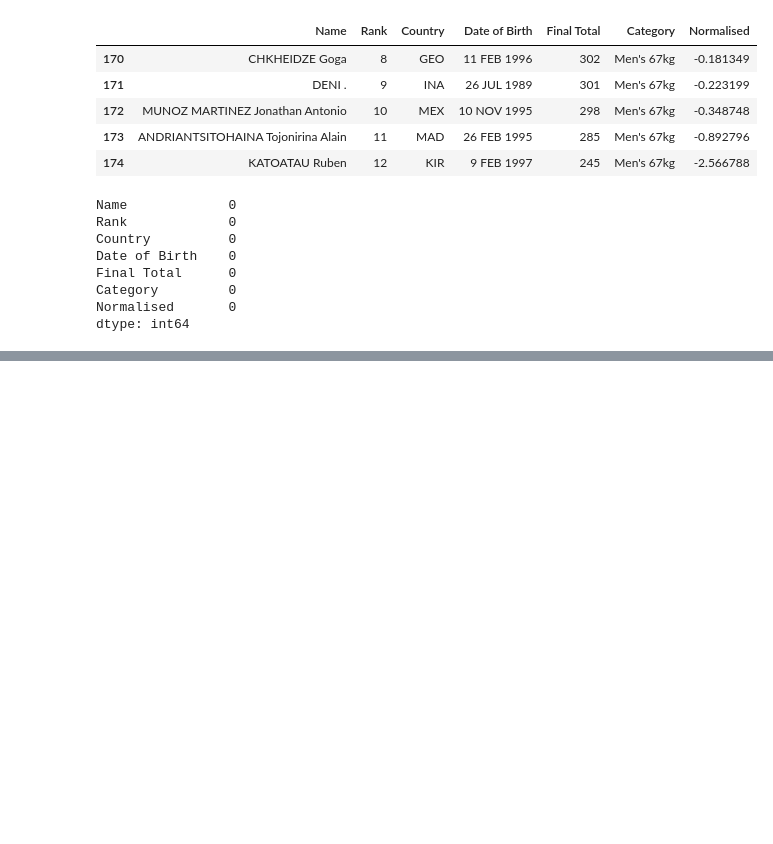
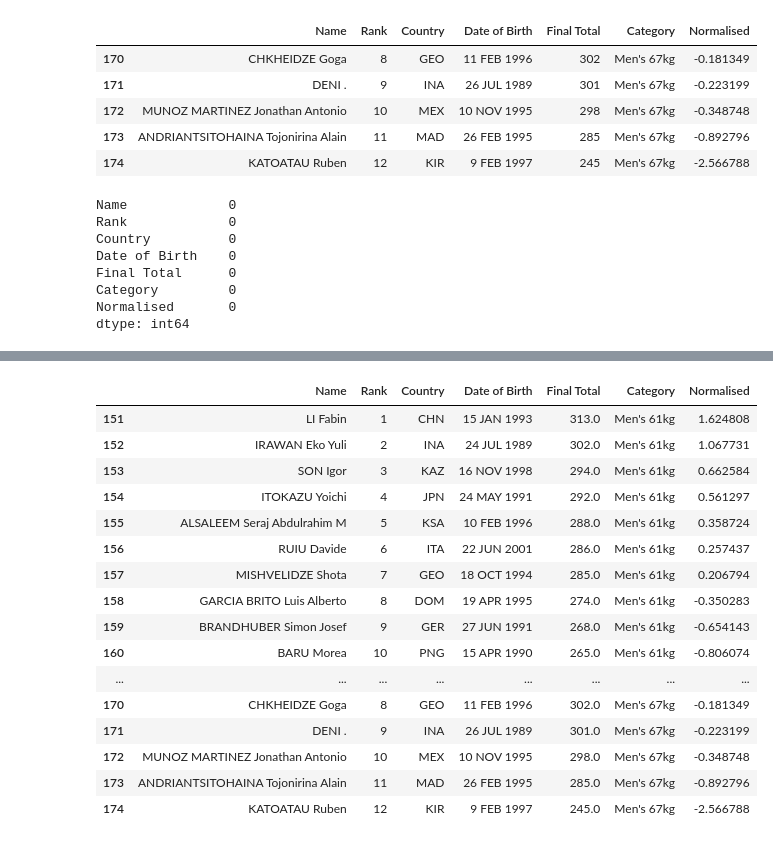
Before and after one commit to ShivanS93/How-good-is-Lasha, a Jupyter notebook: main.ipynb, the cells around one changed output, grey strips where cells are left out. Saved outputs shown, nothing was run; the diff lists cells and outputs as text; code cells hidden in the pictures; blank space fills up the shorter version.

```diff
--- a/main.ipynb
+++ b/main.ipynb
@@ -306,3 +306,15 @@ alt.Chart(df_all, title="Z-scores for all lifters",).mark_circle().encode(
     )
 # %% [output]
 [interactive output not drawn]
+# %%
+# save file to pickle for streamlit python files to used
+df_all = df_all.astype({
+    'Name': 'str',
+    'Rank': 'int',
+    'Country': 'str',
+    'Date of Birth': 'str',
+    'Final Total': 'float',
+    'Category': 'str',
+    'Normalised': 'float',
+})
+df_all.to_pickle('results_all.pkl')
@@ -308,0 +402,20 @@ alt.Chart(df_all, title="Z-scores for all lifters",).mark_circle().encode(
+# %%
+df_all[df_all['Category'].isin(["Men's 67kg", "Men's 61kg"])]
+# %% [output]
+|  | Name | Rank | Country | Date of Birth | Final Total | Category | Normalised |
+| 151 | LI Fabin | 1 | CHN | 15 JAN 1993 | 313.0 | Men's 61kg | 1.624808 |
+| 152 | IRAWAN Eko Yuli | 2 | INA | 24 JUL 1989 | 302.0 | Men's 61kg | 1.067731 |
+| 153 | SON Igor | 3 | KAZ | 16 NOV 1998 | 294.0 | Men's 61kg | 0.662584 |
+| 154 | ITOKAZU Yoichi | 4 | JPN | 24 MAY 1991 | 292.0 | Men's 61kg | 0.561297 |
+| 155 | ALSALEEM Seraj Abdulrahim M | 5 | KSA | 10 FEB 1996 | 288.0 | Men's 61kg | 0.358724 |
+| 156 | RUIU Davide | 6 | ITA | 22 JUN 2001 | 286.0 | Men's 61kg | 0.257437 |
+| 157 | MISHVELIDZE Shota | 7 | GEO | 18 OCT 1994 | 285.0 | Men's 61kg | 0.206794 |
+| 158 | GARCIA BRITO Luis Alberto | 8 | DOM | 19 APR 1995 | 274.0 | Men's 61kg | -0.350283 |
+| 159 | BRANDHUBER Simon Josef | 9 | GER | 27 JUN 1991 | 268.0 | Men's 61kg | -0.654143 |
+| 160 | BARU Morea | 10 | PNG | 15 APR 1990 | 265.0 | Men's 61kg | -0.806074 |
+| ... | ... | ... | ... | ... | ... | ... | ... |
+| 170 | CHKHEIDZE Goga | 8 | GEO | 11 FEB 1996 | 302.0 | Men's 67kg | -0.181349 |
+| 171 | DENI . | 9 | INA | 26 JUL 1989 | 301.0 | Men's 67kg | -0.223199 |
+| 172 | MUNOZ MARTINEZ Jonathan Antonio | 10 | MEX | 10 NOV 1995 | 298.0 | Men's 67kg | -0.348748 |
+| 173 | ANDRIANTSITOHAINA Tojonirina Alain | 11 | MAD | 26 FEB 1995 | 285.0 | Men's 67kg | -0.892796 |
+| 174 | KATOATAU Ruben | 12 | KIR | 9 FEB 1997 | 245.0 | Men's 67kg | -2.566788 |
```
Also changed, not shown: parts of 5 cells of this notebook, 5 other files.
